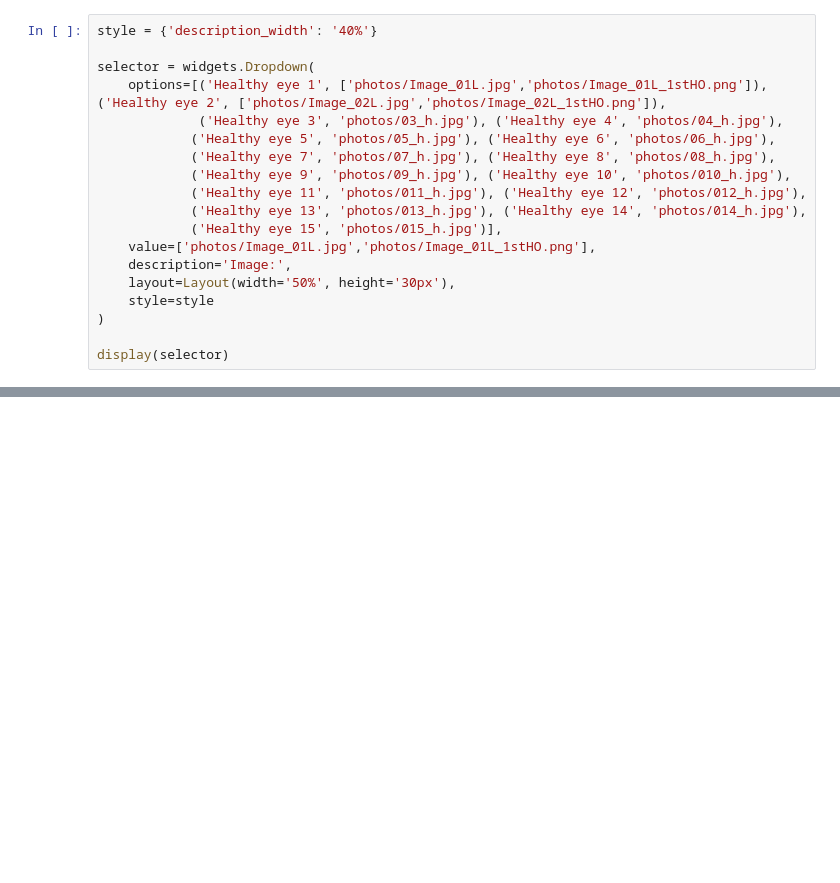
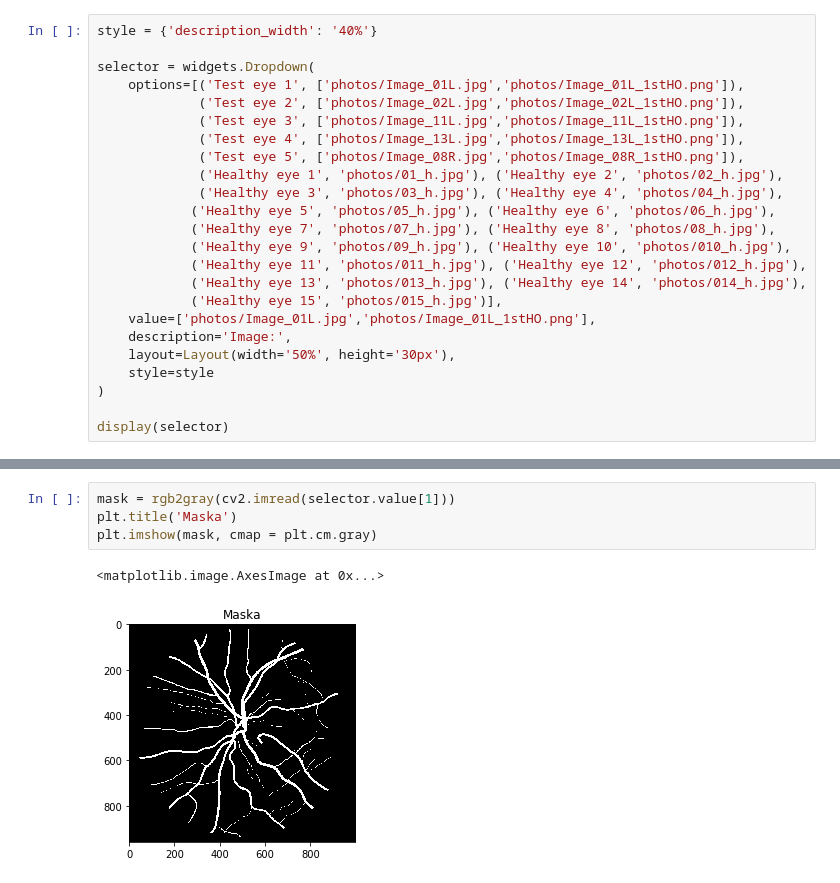
Before and after one commit to agnieszkaszuflak/DnoOka, a Jupyter notebook: Oko.ipynb, the cells around one changed output, grey strips where cells are left out. Cells and saved outputs as stored; diff of their text form; blank space fills up the shorter version.

```diff
--- a/Oko.ipynb
+++ b/Oko.ipynb
@@ -18,7 +24,12 @@ import numpy as np
 style = {'description_width': '40%'}
 
 selector = widgets.Dropdown(
-    options=[('Healthy eye 1', ['photos/Image_01L.jpg','photos/Image_01L_1stHO.png']), ('Healthy eye 2', ['photos/Image_02L.jpg','photos/Image_02L_1stHO.png']),
+    options=[('Test eye 1', ['photos/Image_01L.jpg','photos/Image_01L_1stHO.png']),
+             ('Test eye 2', ['photos/Image_02L.jpg','photos/Image_02L_1stHO.png']),
+             ('Test eye 3', ['photos/Image_11L.jpg','photos/Image_11L_1stHO.png']),
+             ('Test eye 4', ['photos/Image_13L.jpg','photos/Image_13L_1stHO.png']),
+             ('Test eye 5', ['photos/Image_08R.jpg','photos/Image_08R_1stHO.png']),
+             ('Healthy eye 1', 'photos/01_h.jpg'), ('Healthy eye 2', 'photos/02_h.jpg'),
              ('Healthy eye 3', 'photos/03_h.jpg'), ('Healthy eye 4', 'photos/04_h.jpg'),
             ('Healthy eye 5', 'photos/05_h.jpg'), ('Healthy eye 6', 'photos/06_h.jpg'),
             ('Healthy eye 7', 'photos/07_h.jpg'), ('Healthy eye 8', 'photos/08_h.jpg'),
@@ -146,0 +110,7 @@ plt.imshow(cv2.imread(selector.value[1]))
+# %%
+mask = rgb2gray(cv2.imread(selector.value[1]))
+plt.title('Maska')
+plt.imshow(mask, cmap = plt.cm.gray)
+# %% [output]
+<matplotlib.image.AxesImage at 0x...>
+[figure, added]
```
Also changed, not shown: parts of 17 cells of this notebook, 1 other file.
